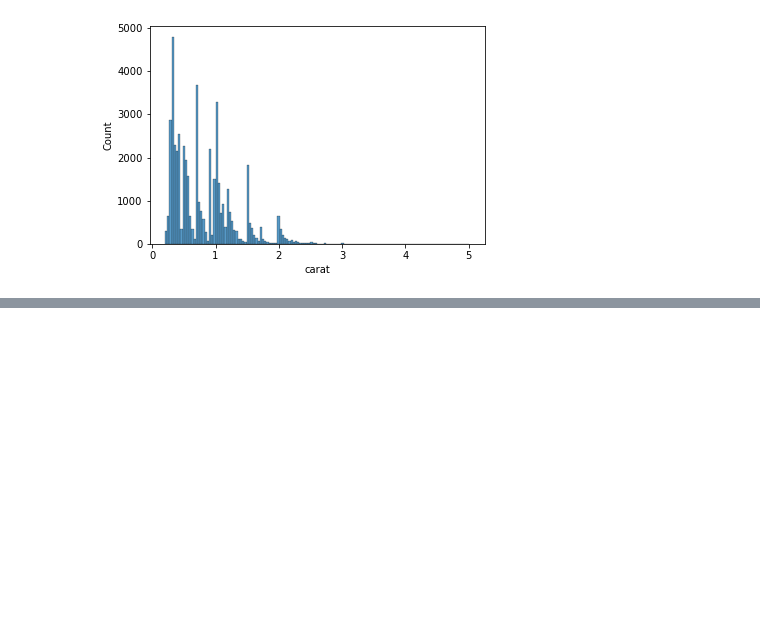
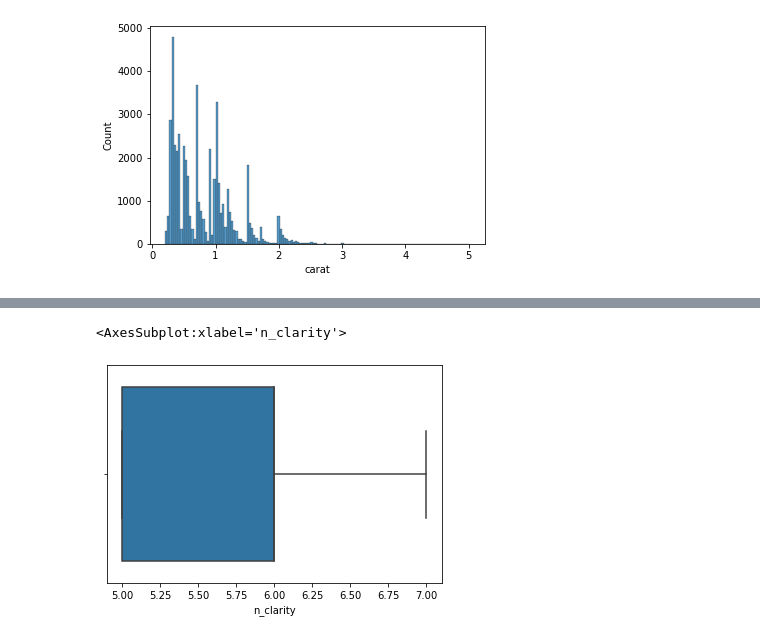
Before and after one commit to pedrolaender/03.Ironhack_Diamonds, a Jupyter notebook: estudo regressão linear.ipynb, the cells around one changed output, grey strips where cells are left out. Cells and saved outputs as stored; diff of their text form; code cells hidden in the pictures; blank space fills up the shorter version.

```diff
--- a/estudo regressão linear.ipynb
+++ b/estudo regressão linear.ipynb
@@ -199,0 +520,5 @@ sns.histplot(diamonds['carat'])
+# %%
+sns.boxplot(diamonds.loc[diamonds['n_clarity'].between(5,7),'n_clarity'])
+# %% [output]
+<AxesSubplot:xlabel='n_clarity'>
+[figure, added]
```
Also changed, not shown: parts of 91 cells of this notebook, 1 other file.
